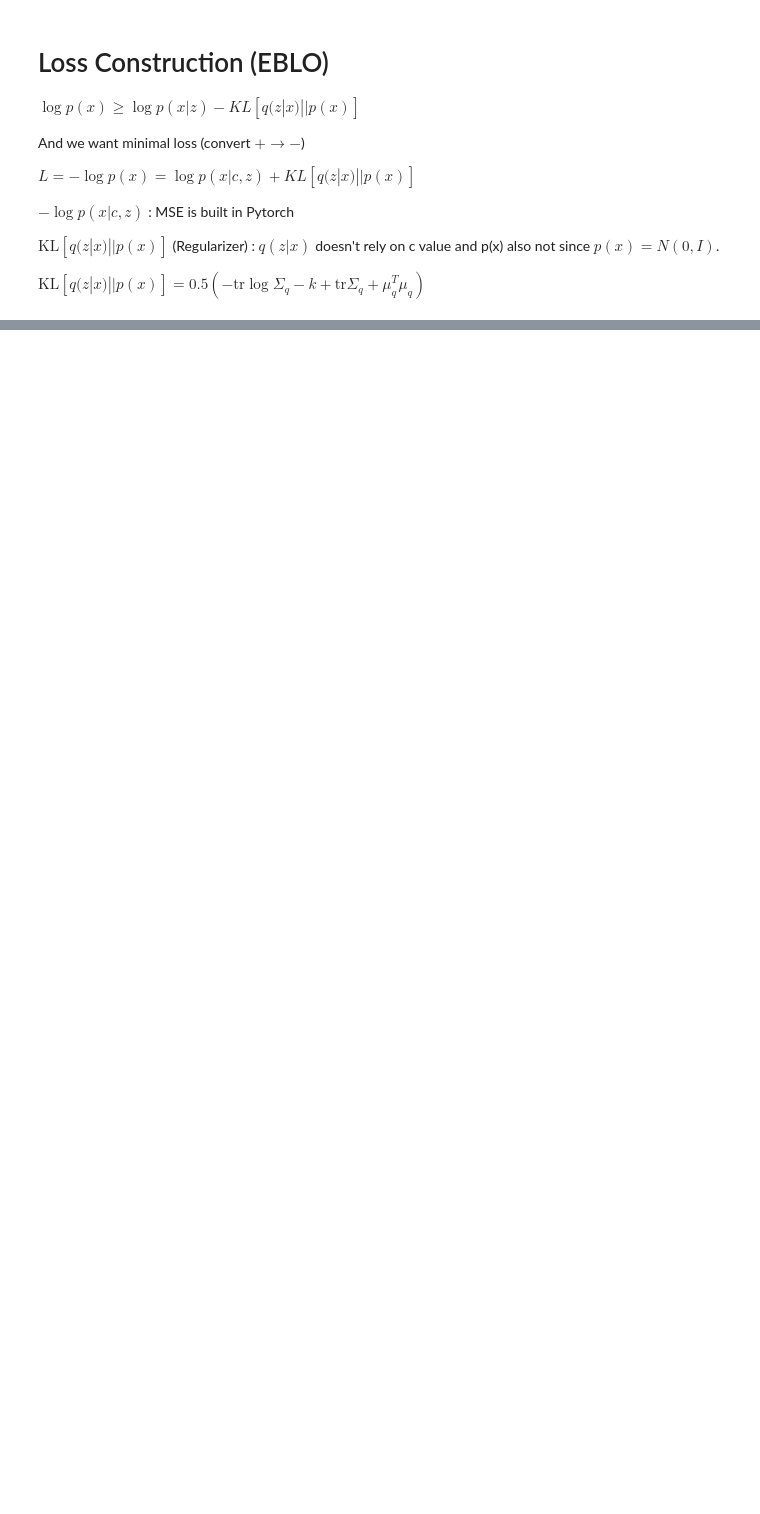
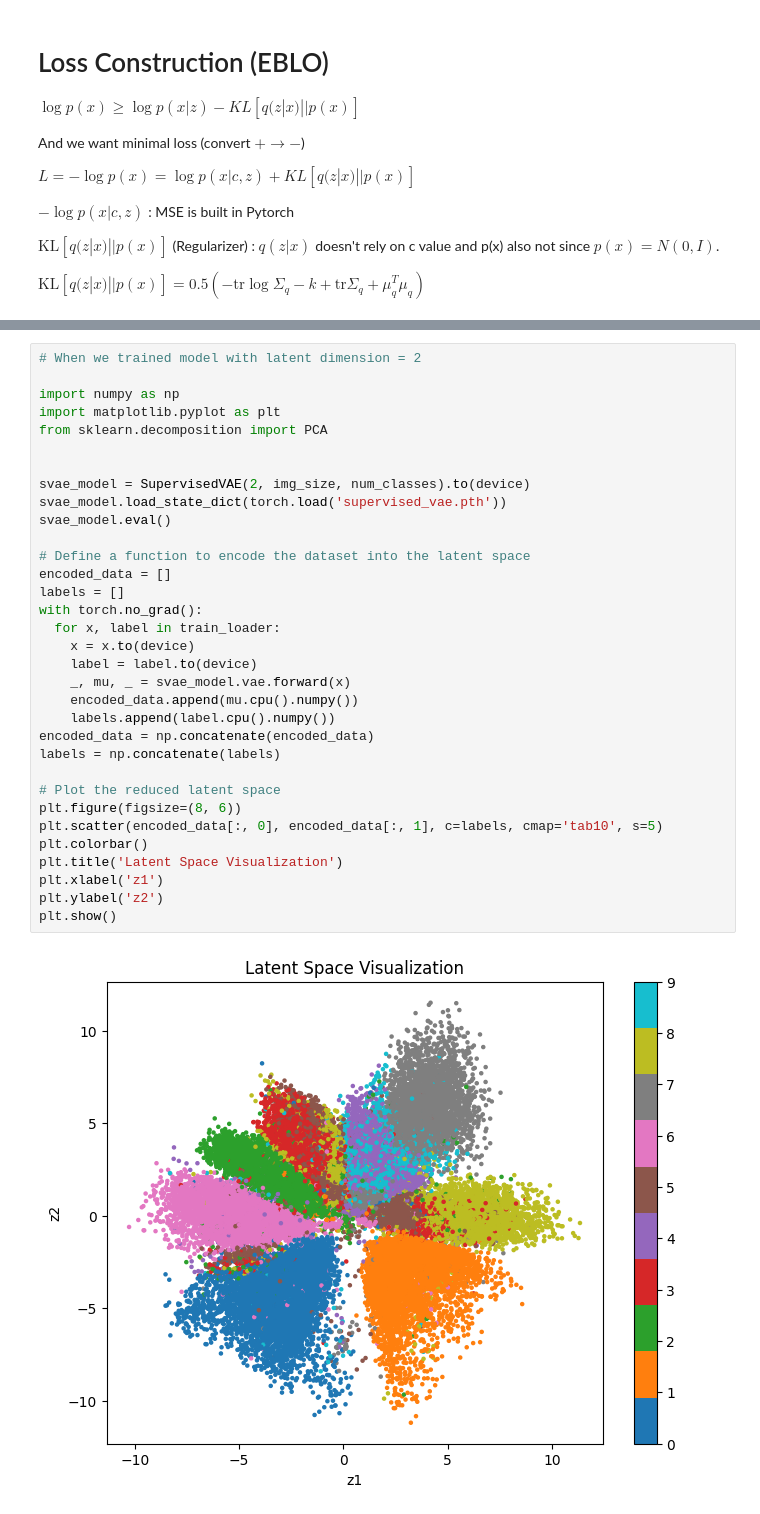
Before and after one commit to seungmindavid/Representational-Learning, a Jupyter notebook: VAE/SVAE_CNN.ipynb, the cells around one changed output, grey strips where cells are left out. Drawn from its saved outputs; the diff is of its cells as text; blank space fills up the shorter version.

```diff
--- a/VAE/SVAE_CNN.ipynb
+++ b/VAE/SVAE_CNN.ipynb
@@ -263,3 +264,38 @@ plt.show()
+# %%
+# When we trained model with latent dimension = 2
+
+import numpy as np
+import matplotlib.pyplot as plt
+from sklearn.decomposition import PCA
+
+
+svae_model = SupervisedVAE(2, img_size, num_classes).to(device)
+svae_model.load_state_dict(torch.load('supervised_vae.pth'))
+svae_model.eval()
+
+# Define a function to encode the dataset into the latent space
+encoded_data = []
+labels = []
+with torch.no_grad():
+  for x, label in train_loader:
+    x = x.to(device)
+    label = label.to(device)
+    _, mu, _ = svae_model.vae.forward(x)
+    encoded_data.append(mu.cpu().numpy())
+    labels.append(label.cpu().numpy())
+encoded_data = np.concatenate(encoded_data)
+labels = np.concatenate(labels)
+
+# Plot the reduced latent space
+plt.figure(figsize=(8, 6))
+plt.scatter(encoded_data[:, 0], encoded_data[:, 1], c=labels, cmap='tab10', s=5)
+plt.colorbar()
+plt.title('Latent Space Visualization')
+plt.xlabel('z1')
+plt.ylabel('z2')
+plt.show()
+# %% [output]
+[figure, added]
 # %%
 import seaborn as sns
 from matplotlib import pyplot as plt
```
Also changed, not shown: parts of 15 cells of this notebook.
